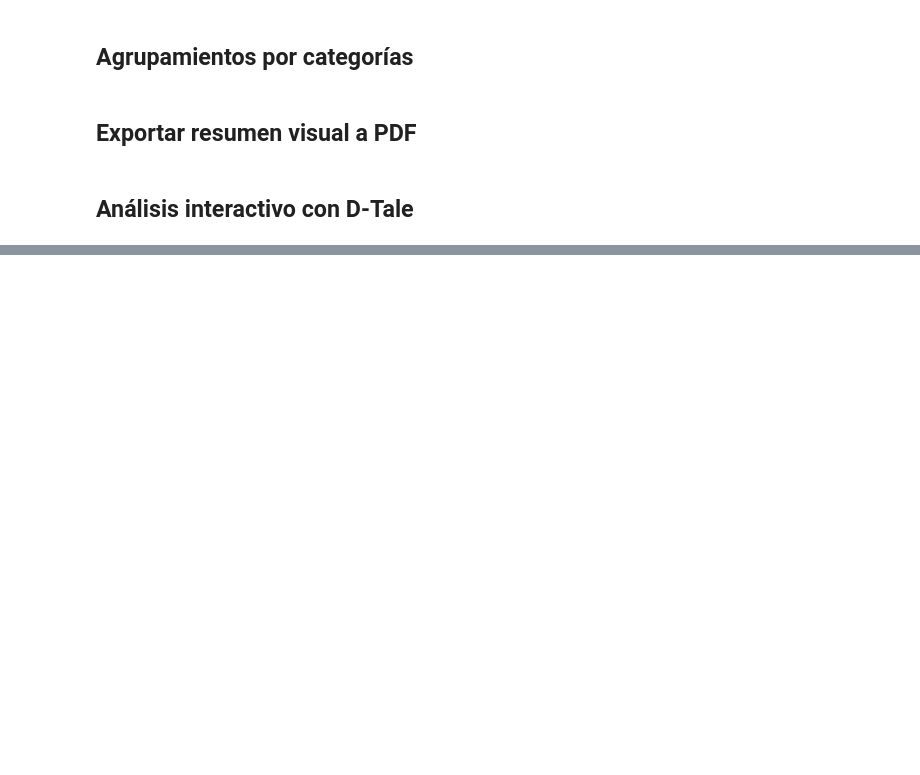
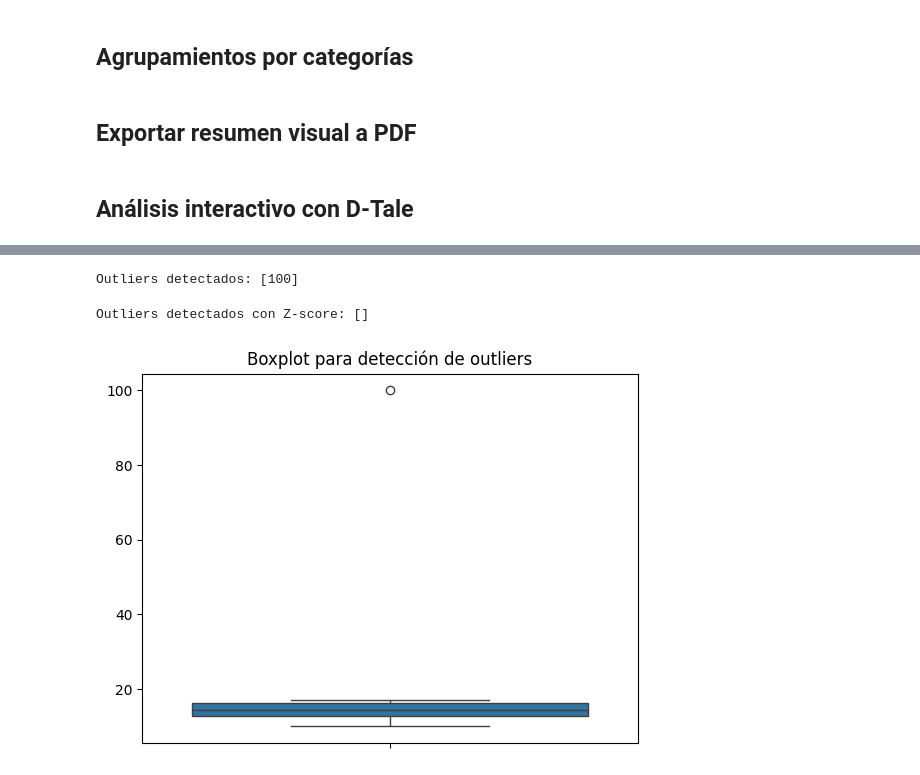
Before and after one commit to cmessoftware/chess_trainer, a Jupyter notebook: notebooks/eda_analysis.ipynb, the cells around one changed output, grey strips where cells are left out. Drawn from its saved outputs; the diff is of its cells as text; code cells hidden in the pictures; blank space fills up the shorter version.

```diff
--- a/notebooks/eda_analysis.ipynb
+++ b/notebooks/eda_analysis.ipynb
@@ -83,0 +99,25 @@ eda.run_dtale(df)
+# %%
+# Ejemplo simple
+data = pd.Series([10, 12, 13, 14, 15, 16, 17, 100])  # 100 es un outlier
+Q1 = data.quantile(0.25)
+Q3 = data.quantile(0.75)
+IQR = Q3 - Q1
+lower_bound = Q1 - 1.5 * IQR
+upper_bound = Q3 + 1.5 * IQR
+outliers = data[(data < lower_bound) | (data > upper_bound)]
+print("Outliers detectados:", outliers.tolist())
+# %% [output]
+Outliers detectados: [100]
+# %%
+data = np.array([10, 12, 13, 14, 15, 16, 17, 100])
+z_scores = stats.zscore(data)
+outliers = data[np.abs(z_scores) > 3]
+print("Outliers detectados con Z-score:", outliers.tolist())
+# %% [output]
+Outliers detectados con Z-score: []
+# %%
+sns.boxplot(data=data)
+plt.title("Boxplot para detección de outliers")
+plt.show()
+# %% [output]
+[figure, added]
```
Also changed, not shown: parts of 115 cells of this notebook, 29 other files.
